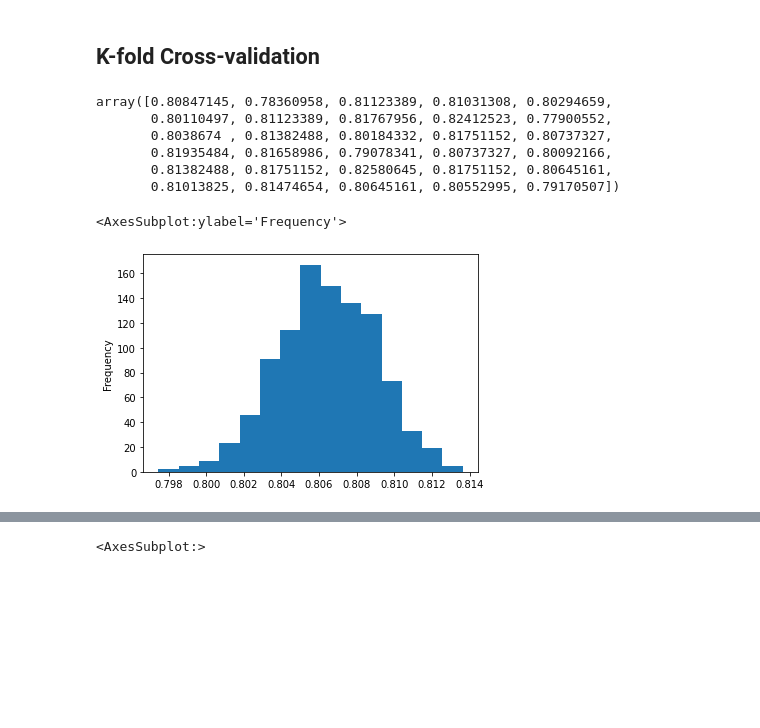
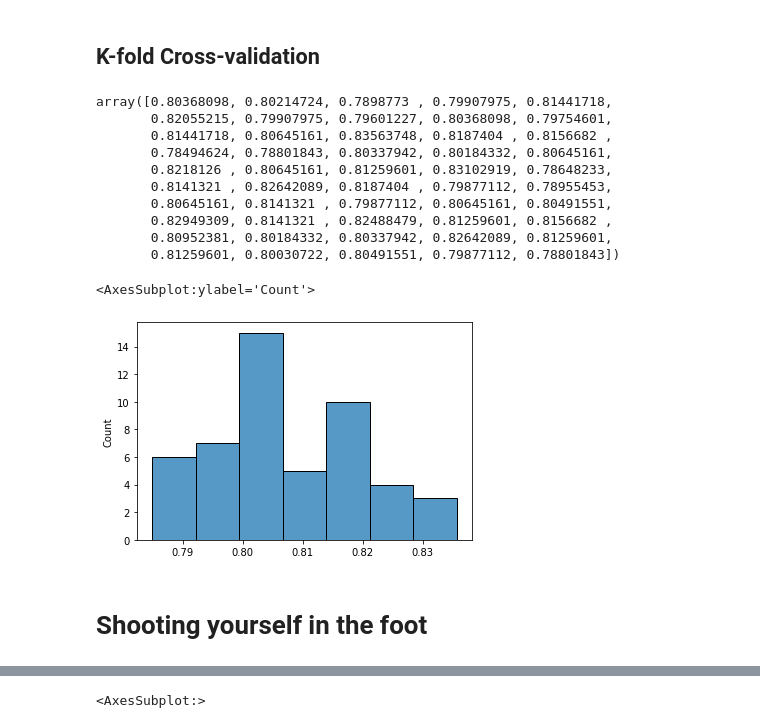
Before and after one commit to dhesse/IN-STK5000-Autumn-2022, a Jupyter notebook: nbhome/30 Pipelines and Feature Selection.ipynb, the cells around one changed output, grey strips where cells are left out. Saved outputs shown, nothing was run; the diff lists cells and outputs as text; code cells hidden in the pictures; blank space fills up the shorter version.

```diff
--- a/nbhome/30 Pipelines and Feature Selection.ipynb
+++ b/nbhome/30 Pipelines and Feature Selection.ipynb
@@ -3,7 +3,7 @@ import pandas as pd
 # %% [markdown]
 # Reading the data
 # %%
-df = pd.read_csv("income_data.csv")
+df = pd.read_csv("data/income_data.csv")
 # %%
 df.head()
 # %% [output]
@@ -108,13 +117,17 @@ sklearn.metrics.accuracy_score(yte, mk_tree(5).fit(Xtr, ytr).predict(Xte))
 # %%
 from sklearn.model_selection import cross_val_score
 # %%
-cv_scores = cross_val_score(mk_tree(5), df[features], df[target], cv=30)
+cv_scores = cross_val_score(mk_tree(5), df[features], df[target], cv=50)
 # %%
 cv_scores
 # %% [output]
-array([0.80847145, 0.78360958, 0.81123389, 0.81031308, 0.80294659,
-       0.80110497, 0.81123389, 0.81767956, 0.82412523, 0.77900552,
-       0.8038674 , 0.81382488, 0.80184332, 0.81751152, 0.80737327,
-       0.81935484, 0.81658986, 0.79078341, 0.80737327, 0.80092166,
-       0.81382488, 0.81751152, 0.82580645, 0.81751152, 0.80645161,
-       0.81013825, 0.81474654, 0.80645161, 0.80552995, 0.79170507])
+array([0.80368098, 0.80214724, 0.7898773 , 0.79907975, 0.81441718,
+       0.82055215, 0.79907975, 0.79601227, 0.80368098, 0.79754601,
+       0.81441718, 0.80645161, 0.83563748, 0.8187404 , 0.8156682 ,
+       0.78494624, 0.78801843, 0.80337942, 0.80184332, 0.80645161,
+       0.8218126 , 0.80645161, 0.81259601, 0.83102919, 0.78648233,
+       0.8141321 , 0.82642089, 0.8187404 , 0.79877112, 0.78955453,
+       0.80645161, 0.8141321 , 0.79877112, 0.80645161, 0.80491551,
+       0.82949309, 0.8141321 , 0.82488479, 0.81259601, 0.8156682 ,
+       0.80952381, 0.80184332, 0.80337942, 0.82642089, 0.81259601,
+       0.81259601, 0.80030722, 0.80491551, 0.79877112, 0.78801843])
@@ -126,5 +134,5 @@ bs_samples = pd.Series(
-# %%
-bs_samples.plot.hist(bins=15)
-# %% [output]
-<AxesSubplot:ylabel='Frequency'>
-[figure, removed]
+# %%
+sns.histplot(cv_scores)
+# %% [output]
+<AxesSubplot:ylabel='Count'>
+[figure, added]
@@ -130,0 +141,2 @@ bs_samples.plot.hist(bins=15)
+# %% [markdown]
+# Shooting yourself in the foot
```
Also changed, not shown: parts of 23 cells of this notebook, 3 other files.
